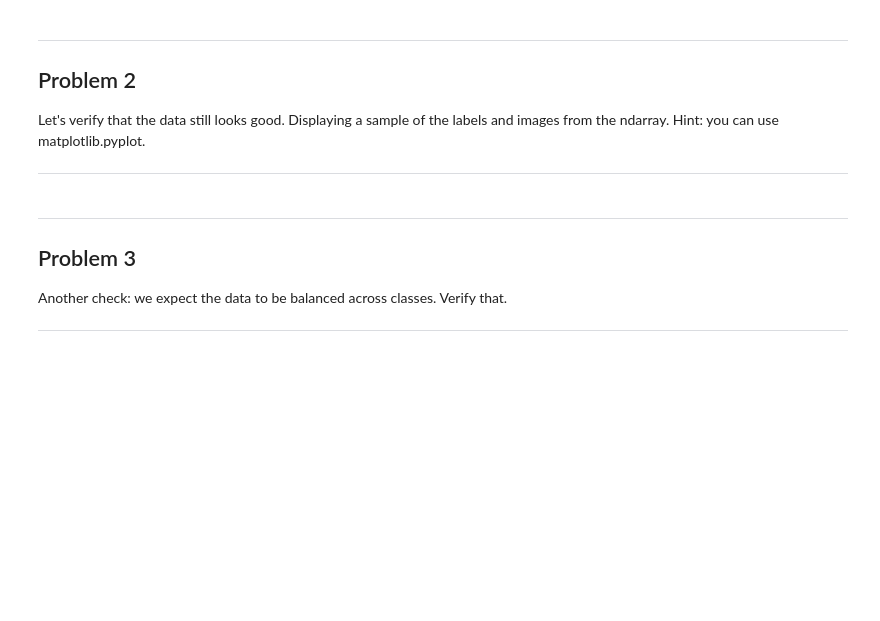
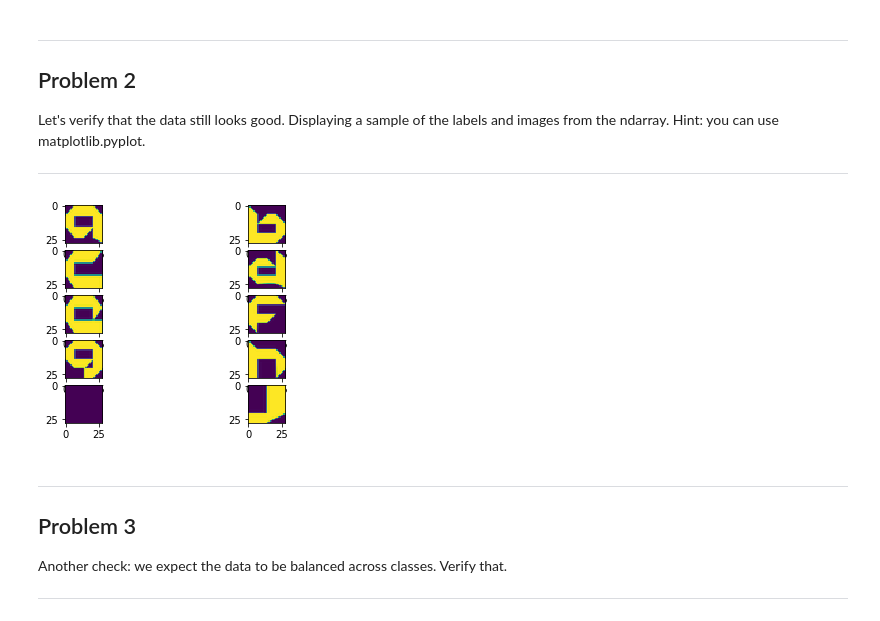
Before and after one commit to j-ros/DeepLearning, a Jupyter notebook: Assignment1/1_notmnist.ipynb, the cells around one changed output. Drawn from its saved outputs; the diff is of its cells as text; code cells hidden in the pictures; blank space fills up the shorter version.

```diff
--- a/Assignment1/1_notmnist.ipynb
+++ b/Assignment1/1_notmnist.ipynb
@@ -220,6 +217,18 @@ Problem 2
 Let's verify that the data still looks good. Displaying a sample of the labels and images from the ndarray. Hint: you can use matplotlib.pyplot.
 
 ---
+# %%
+%matplotlib inline
+fig = plt.figure()
+
+for i, dataset_path in enumerate(train_datasets):
+    with open(dataset_path, 'rb') as f:
+        dataset = pickle.load(f)
+        a = fig.add_subplot(5, 2, i + 1)
+        plt.imshow(dataset[0,:,:])#first letter
+plt.show()
+# %% [output]
+[figure, added]
 # %% [markdown]
 ---
 Problem 3
```
Also changed, not shown: parts of 8 cells of this notebook.
